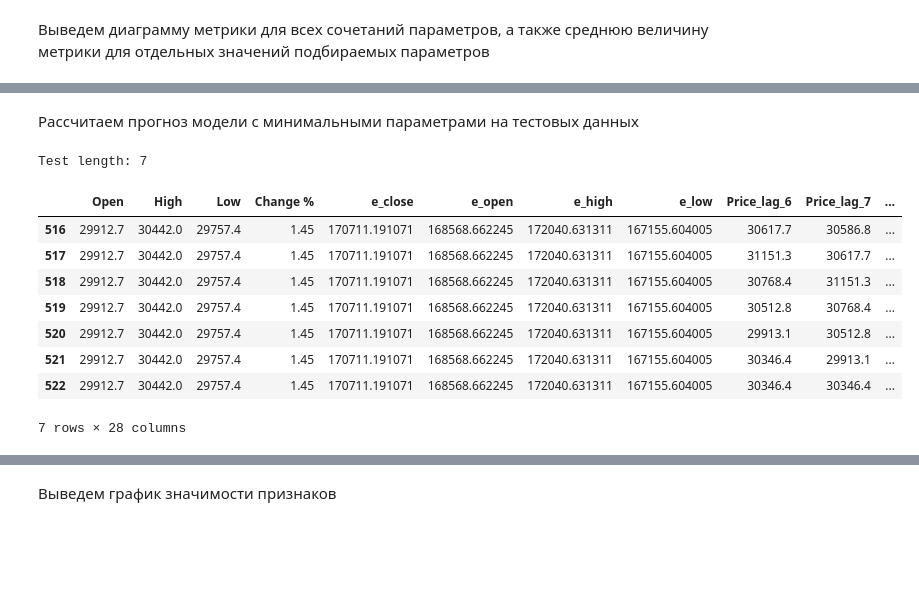
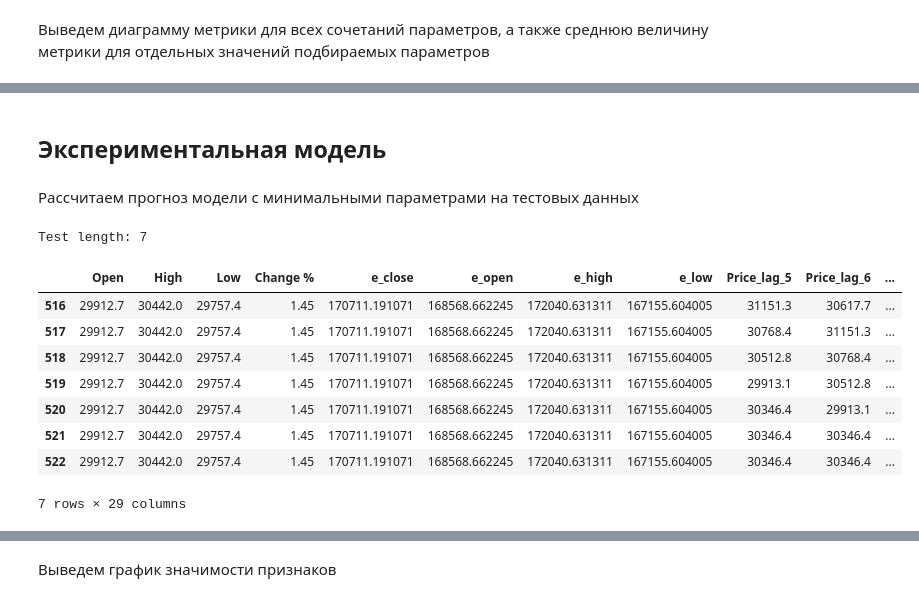
Before and after one commit to week8day/bitcoin-prediction, a Jupyter notebook: BTC_prediction_catboost.ipynb, the cells around one changed output, grey strips where cells are left out. Cells and saved outputs as stored; diff of their text form; code cells hidden in the pictures; blank space fills up the shorter version.

```diff
--- a/BTC_prediction_catboost.ipynb
+++ b/BTC_prediction_catboost.ipynb
@@ -191,7 +196,6 @@ def preprocess_data(data, lag_start=5, lag_end=10, test_size=7):
 
     # читаем список признаков
     cols = list(data.columns)
-    cols.remove(TARGET)
 
     # рассчитываем индекс тестовой выборки
     # если размер выборки указана в долях, вычисляем ее от размера всей выборки
@@ -199,6 +203,10 @@ def preprocess_data(data, lag_start=5, lag_end=10, test_size=7):
         test_size = int(len(data) * test_size)
 
     test_index = int(len(data) - test_size)
+
+    # заменяем исходные признаки тестовой выборки значениями последнего элемента тренировочной выборки
+    for col in cols:
+        data[col][test_index:] = float(data[col][test_index-1:test_index])
 
     # добавляем лаги исходного ряда в качестве признаков
     for f in [TARGET]:
@@ -226,9 +234,5 @@ def preprocess_data(data, lag_start=5, lag_end=10, test_size=7):
     X_test = data[test_index:].drop([TARGET], axis=1)
     y_test = data[test_index:][TARGET]
 
-    # заменяем исходные признаки тестовой выборки значениями последнего элемента тренировочной выборки
-    for col in cols:
-        X_test[col] = float(X_train[col][-1:])
-
     # возвращаем тренировочную и тестовую выборки датасета
     return X_train, X_test, y_train, y_test
@@ -392,0 +484,2 @@ plt.show()
+# %% [markdown]
+## Экспериментальная модель
@@ -393,22 +494,25 @@ plt.show()
+# %%
+# лучшие параметры
+lag_start_min_2, lag_end_min_2 = [5, 25]
 # %% [markdown]
 Рассчитаем прогноз модели с минимальными параметрами на тестовых данных
 # %%
-X_train, X_test, y_train, y_test = preprocess_data(data, lag_start=lag_start_min, lag_end=lag_end_min, test_size=TEST_SIZE)
+X_train, X_test, y_train, y_test = preprocess_data(data, lag_start=lag_start_min_2, lag_end=lag_end_min_2, test_size=TEST_SIZE)
 
 print('Test length:', len(y_test))
 
 X_test
 # %% [output]
 Test length: 7
-|  | Open | High | Low | Change % | e_close | e_open | e_high | e_low | Price_lag_6 | Price_lag_7 | ... |
-| 516 | 29912.7 | 30442.0 | 29757.4 | 1.45 | 170711.191071 | 168568.662245 | 172040.631311 | 167155.604005 | 30617.7 | 30586.8 | ... |
-| 517 | 29912.7 | 30442.0 | 29757.4 | 1.45 | 170711.191071 | 168568.662245 | 172040.631311 | 167155.604005 | 31151.3 | 30617.7 | ... |
-| 518 | 29912.7 | 30442.0 | 29757.4 | 1.45 | 170711.191071 | 168568.662245 | 172040.631311 | 167155.604005 | 30768.4 | 31151.3 | ... |
-| 519 | 29912.7 | 30442.0 | 29757.4 | 1.45 | 170711.191071 | 168568.662245 | 172040.631311 | 167155.604005 | 30512.8 | 30768.4 | ... |
-| 520 | 29912.7 | 30442.0 | 29757.4 | 1.45 | 170711.191071 | 168568.662245 | 172040.631311 | 167155.604005 | 29913.1 | 30512.8 | ... |
-| 521 | 29912.7 | 30442.0 | 29757.4 | 1.45 | 170711.191071 | 168568.662245 | 172040.631311 | 167155.604005 | 30346.4 | 29913.1 | ... |
+|  | Open | High | Low | Change % | e_close | e_open | e_high | e_low | Price_lag_5 | Price_lag_6 | ... |
+| 516 | 29912.7 | 30442.0 | 29757.4 | 1.45 | 170711.191071 | 168568.662245 | 172040.631311 | 167155.604005 | 31151.3 | 30617.7 | ... |
+| 517 | 29912.7 | 30442.0 | 29757.4 | 1.45 | 170711.191071 | 168568.662245 | 172040.631311 | 167155.604005 | 30768.4 | 31151.3 | ... |
+| 518 | 29912.7 | 30442.0 | 29757.4 | 1.45 | 170711.191071 | 168568.662245 | 172040.631311 | 167155.604005 | 30512.8 | 30768.4 | ... |
+| 519 | 29912.7 | 30442.0 | 29757.4 | 1.45 | 170711.191071 | 168568.662245 | 172040.631311 | 167155.604005 | 29913.1 | 30512.8 | ... |
+| 520 | 29912.7 | 30442.0 | 29757.4 | 1.45 | 170711.191071 | 168568.662245 | 172040.631311 | 167155.604005 | 30346.4 | 29913.1 | ... |
+| 521 | 29912.7 | 30442.0 | 29757.4 | 1.45 | 170711.191071 | 168568.662245 | 172040.631311 | 167155.604005 | 30346.4 | 30346.4 | ... |
 | 522 | 29912.7 | 30442.0 | 29757.4 | 1.45 | 170711.191071 | 168568.662245 | 172040.631311 | 167155.604005 | 30346.4 | 30346.4 | ... |
-7 rows × 28 columns
+7 rows × 29 columns
 # %%
 model.fit(X_train, y_train)
 preds = model.predict(X_test)
```
Also changed, not shown: parts of 38 cells of this notebook.
